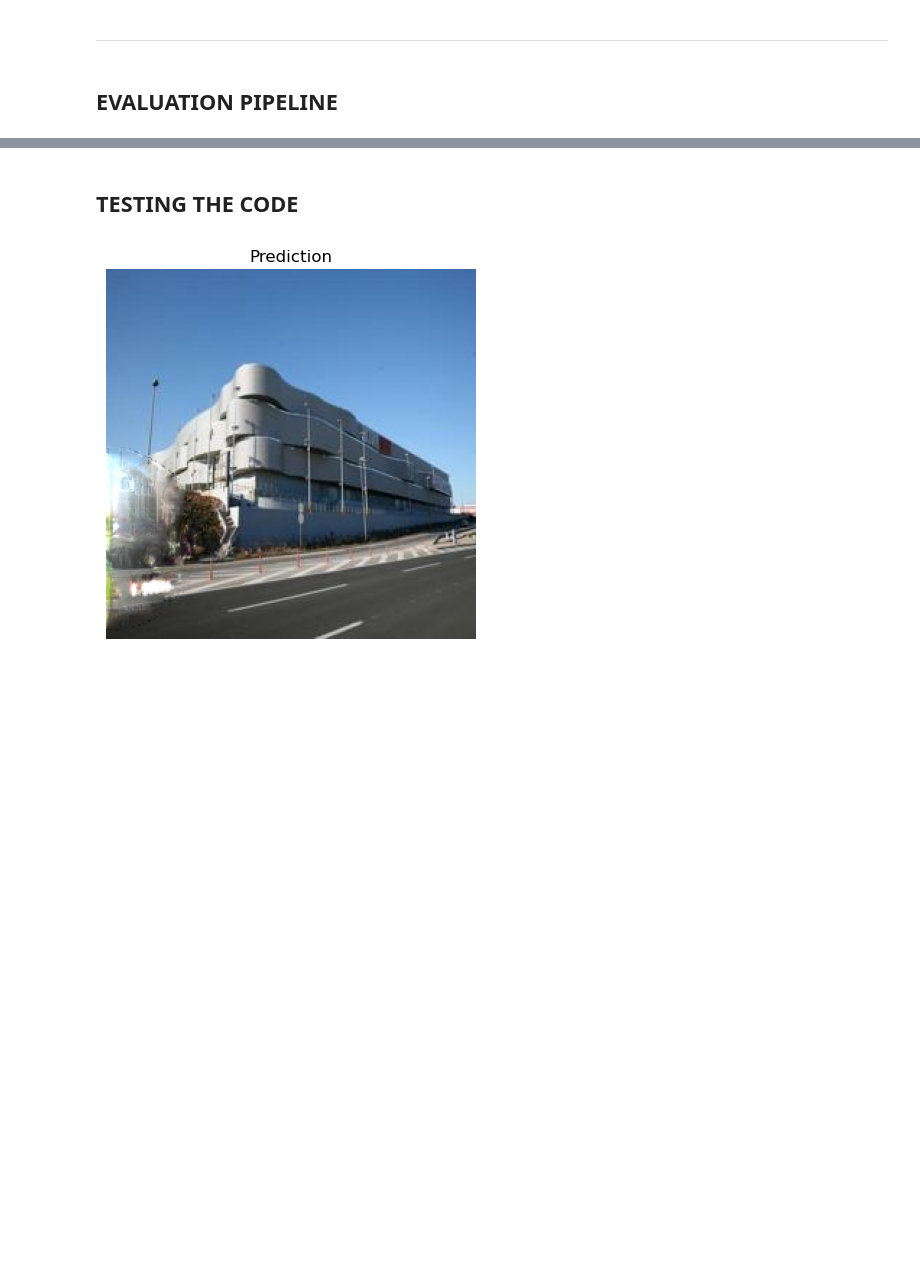
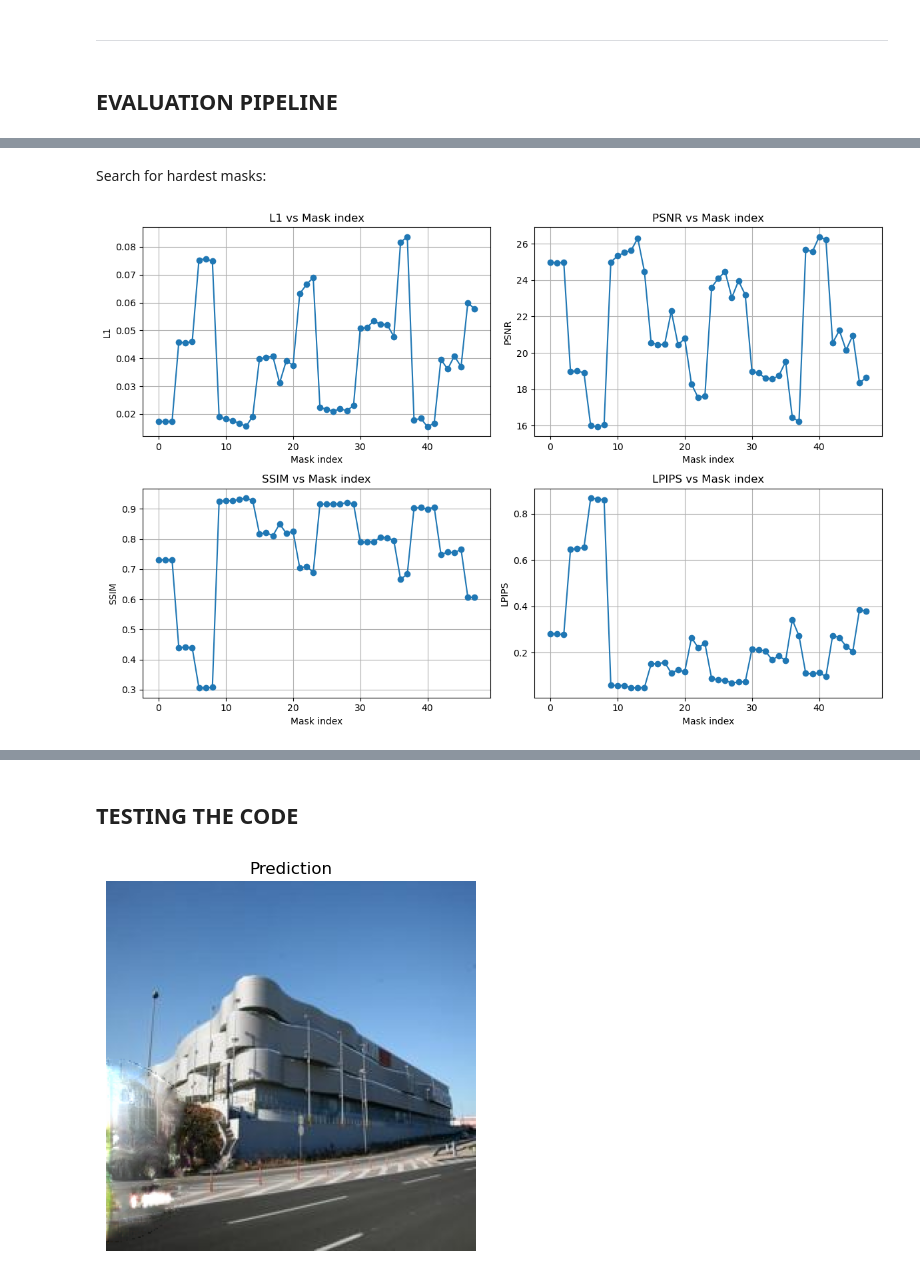
Before and after one commit to Mattia-Ponchio/Vision_Project, a Jupyter notebook: Metrics.ipynb, the cells around one changed output, grey strips where cells are left out. Cells and saved outputs as stored; diff of their text form; code cells hidden in the pictures; blank space fills up the shorter version.

```diff
--- a/Metrics.ipynb
+++ b/Metrics.ipynb
@@ -582,0 +653,36 @@ loaded_dict = np.load("mean_metrics_200img_48masks_iizuka_no_blending.npy", allo
+# %%
+def plot_mask_difficulty(metrics_array, metric_names):
+    """
+    Average metric per mask in a 2-column layout.
+    """
+    mask_means = metrics_array.mean(axis=0)  # (M, K)
+
+    num_metrics = len(metric_names)
+    cols = 2
+    rows = math.ceil(num_metrics / cols)
+
+    fig, axes = plt.subplots(rows, cols, figsize=(12, 4 * rows), squeeze=False)
+
+    for k, name in enumerate(metric_names):
+        r, c = divmod(k, cols)
+        ax = axes[r, c]
+
+        ax.plot(mask_means[:, k], marker='o')
+        ax.set_title(f"{name} vs Mask index")
+        ax.set_xlabel("Mask index")
+        ax.set_ylabel(name)
+        ax.grid(True)
+
+    # Hide unused subplots if the total count is odd
+    for k in range(num_metrics, rows * cols):
+        r, c = divmod(k, cols)
+        axes[r, c].set_visible(False)
+
+    plt.tight_layout()
+    plt.show()
+# %% [markdown]
+Search for hardest masks:
+# %%
+plot_mask_difficulty(metrics_array, metric_names)
+# %% [output]
+[figure, added]
```
Also changed, not shown: parts of 16 cells of this notebook.
